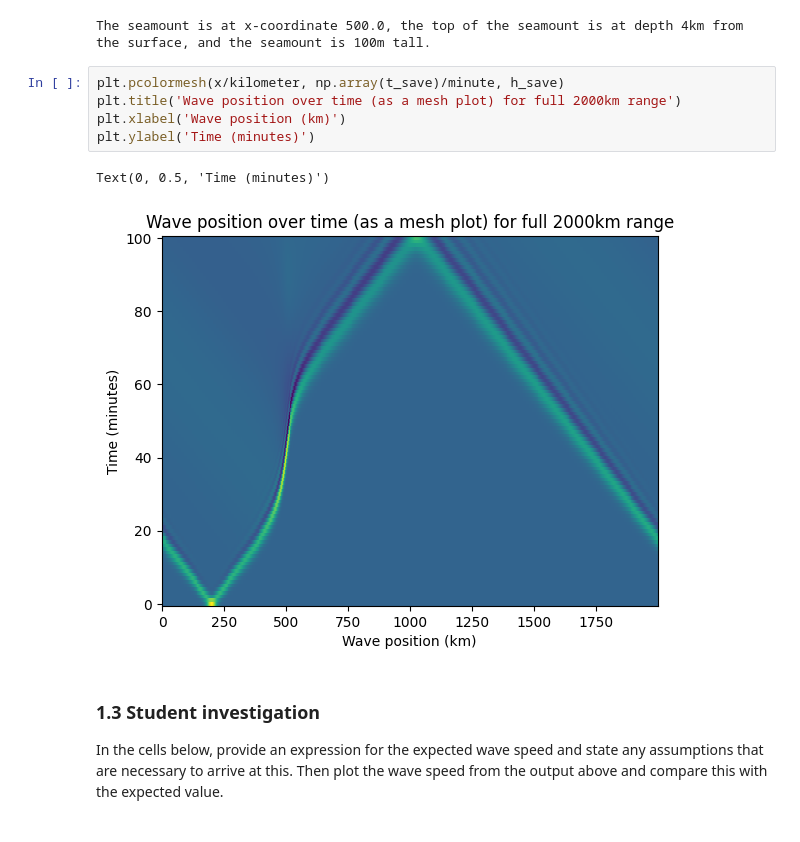
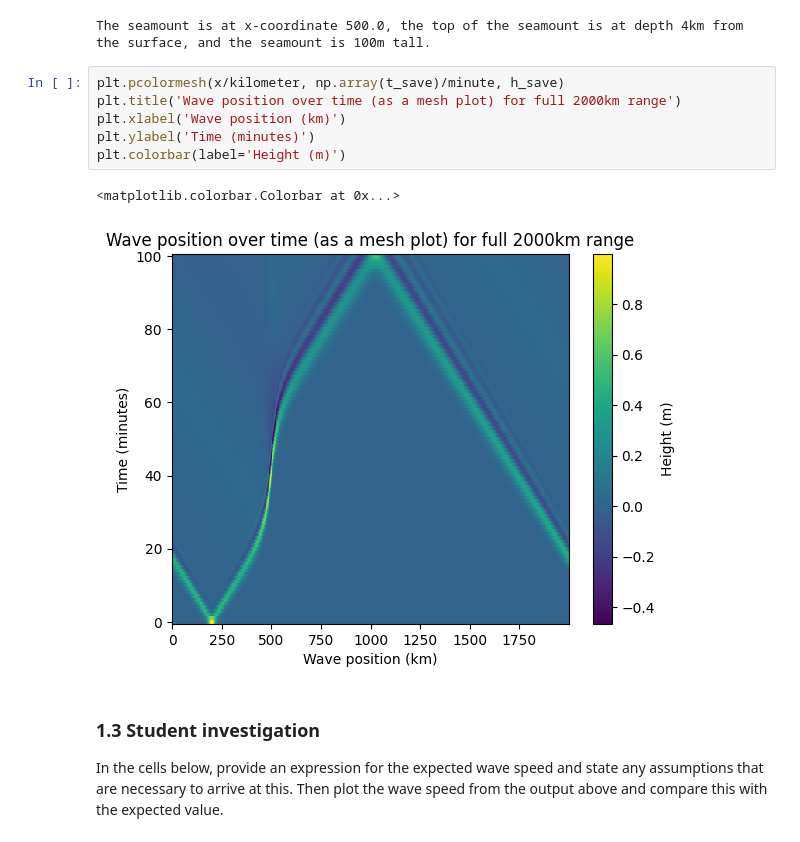
Before and after one commit to isabelgilchristmiller/QCES, a Jupyter notebook: Project3_tsunami.ipynb, the cells around one changed output. Cells and saved outputs as stored; diff of their text form.

```diff
--- a/Project3_tsunami.ipynb
+++ b/Project3_tsunami.ipynb
@@ -240,11 +240,12 @@ The seamount is at x-coordinate 500.0, the top of the seamount is at depth 4km f
 # %%
 plt.pcolormesh(x/kilometer, np.array(t_save)/minute, h_save)
 plt.title('Wave position over time (as a mesh plot) for full 2000km range')
 plt.xlabel('Wave position (km)')
 plt.ylabel('Time (minutes)')
+plt.colorbar(label='Height (m)')
 # %% [output]
-Text(0, 0.5, 'Time (minutes)')
+<matplotlib.colorbar.Colorbar at 0x...>
-[figure, old version]
+[figure, new version]
 # %% [markdown]
 ### 1.3 Student investigation
 <a id='section1pt3'></a>
```
Also changed, not shown: parts of 17 cells of this notebook.
